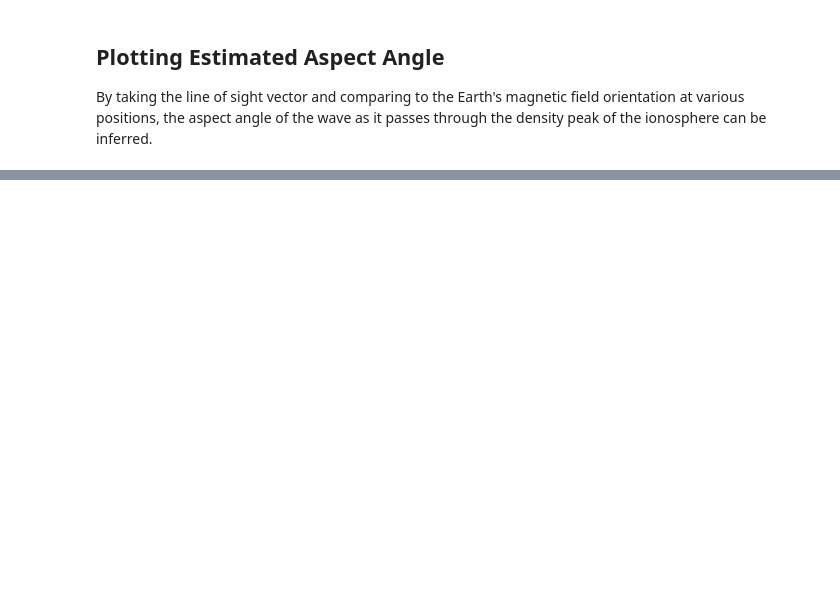
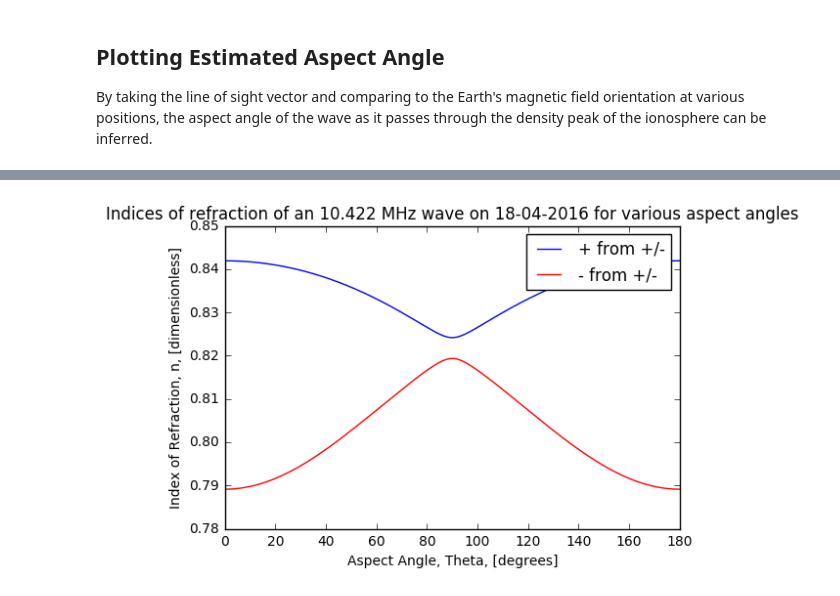
Before and after one commit to dfairbairn/rriephtk, a Jupyter notebook: OttawaPlots.ipynb, the cells around one changed output, grey strips where cells are left out. Cells and saved outputs as stored; diff of their text form; code cells hidden in the pictures; blank space fills up the shorter version.

```diff
--- a/OttawaPlots.ipynb
+++ b/OttawaPlots.ipynb
@@ -619,0 +615,81 @@ fig.set_size_inches(20.5, 6,forward=True)
+# %%
+def compare_QL_QT(freq,omega_c,omega_p,freq_label="",saveplots=False):
+    """
+    It comes in handy to study the propagation mode of a radio wave in the
+    ionospheric plasma medium sometimes.
+
+    *Params*:
+
+        [freq_label]: String describing radio wave frequency (e.g. "50 MHz")
+    """
+    theta = np.array( range(315) )/100.
+    X,Y,Z = appleton_coeffs(omega_c,omega_p,freq,0.0)
+    yt = Y*np.sin(theta)
+    yl = Y*np.cos(theta)
+    qt_term = (yt**4)/(4*((1 - X - 1j*Z)**2))
+    ql_term = yl**2
+    plt.plot(theta*180/np.pi, ql_term, label="YL Term")
+    plt.plot(theta*180/np.pi, qt_term, label="YT Term")
+    title_str="Relative Strength of QL and QT Mode Propagation Terms"
+    if freq_label!="":
+        title_str+=" for " + freq_label
+    plt.title(title_str)
+    plt.xlabel("Aspect Angle, Theta, [degrees]")
+    plt.ylabel("Y_L and Y_T terms, [dimensionless]")
+    plt.legend()
+    if saveplots==False:
+        plt.show()
+    else:
+        plt.savefig('cmp_qlqt_tmp'+str(freq)+'.png')
+    return ql_term,qt_term,Y
+
+def plot_appleton_hartree(freq, omega_c, omega_p, altitude=300.,freq_label="",saveplots=False):
+    """
+    A stand-alone function taking an altitude (within the ionosphere) and a frequency
+    and plotting the Appleton-Hartree indices of refraction of the ionospheric plasma.
+
+    *Params*:
+        freq: Frequency numeric type (in [Hz]) for calculating parameters
+
+    """
+    X,Y,Z = appleton_coeffs(omega_c,omega_p,freq,0.0)
+    theta = np.array( range(315) )/100. # Approximately 0 to pi
+    print ("X: ",X,"Y: ",Y,"Z: ",Z)
+    np_sq,nm_sq = appleton_hartree(X,Y,Z,theta)
+    nplus = np.sqrt(np_sq)
+    nminus = np.sqrt(nm_sq)
+    plt.plot(theta*180./np.pi,nplus,'b',label="+ from +/-")
+    plt.plot(theta*180./np.pi,nminus,'r',label="- from +/-")
+    if freq_label=="":
+        plt_title = "Indices of refraction of an HF radio wave in ionosphere vs aspect angle"
+    else:
+        plt_title = "Indices of refraction of an " + freq_label + " wave on 18-04-2016 for various aspect angles"
+    plt.title(plt_title)
+    plt.xlabel("Aspect Angle, Theta, [degrees]")
+    plt.ylabel("Index of Refraction, n, [dimensionless]")
+    plt.legend()
+    if saveplots==False:
+        plt.show()
+    else:
+        plt.savefig('applhar_tmp'+str(freq)+'.png')
+
+
+
+filename, __ = get_ottawa_data("20160421")
+omega_p = 2*np.pi*5.975E6
+
+freq10 = 1.0422E7
+lons,lats,alts,ephtimes = data_utils.get_rri_ephemeris(filename)
+# hack to compute only B fields corresponding to the f0f2 peak altitude
+alts = np.array([ 250. for alt in alts ])
+b_igrf = magnet_data.get_igrf(lons,lats,alts,ephtimes)
+omega_c = improved_cyclotron_freq(lons,lats,alts,ephtimes)
+
+print ("Omega_c: ", omega_c,"omega_p: ",omega_p, "frequency: ",freq10)
+
+plot_appleton_hartree(freq10, omega_c, omega_p, freq_label="10.422 MHz",saveplots=False)
+
+# COMPARE QL VS QT MODE TERMS AT TWO FREQUENCIES
+#plt.figure()
+ql_term10, qt_term10, Y10 = compare_QL_QT(freq10, omega_c, omega_p, freq_label="10.422 MHz",saveplots=False)
+# %% [output]
@@ -619,0 +698 @@ fig.set_size_inches(20.5, 6,forward=True)
+[figure, added]
```
Also changed, not shown: parts of 11 cells of this notebook.
